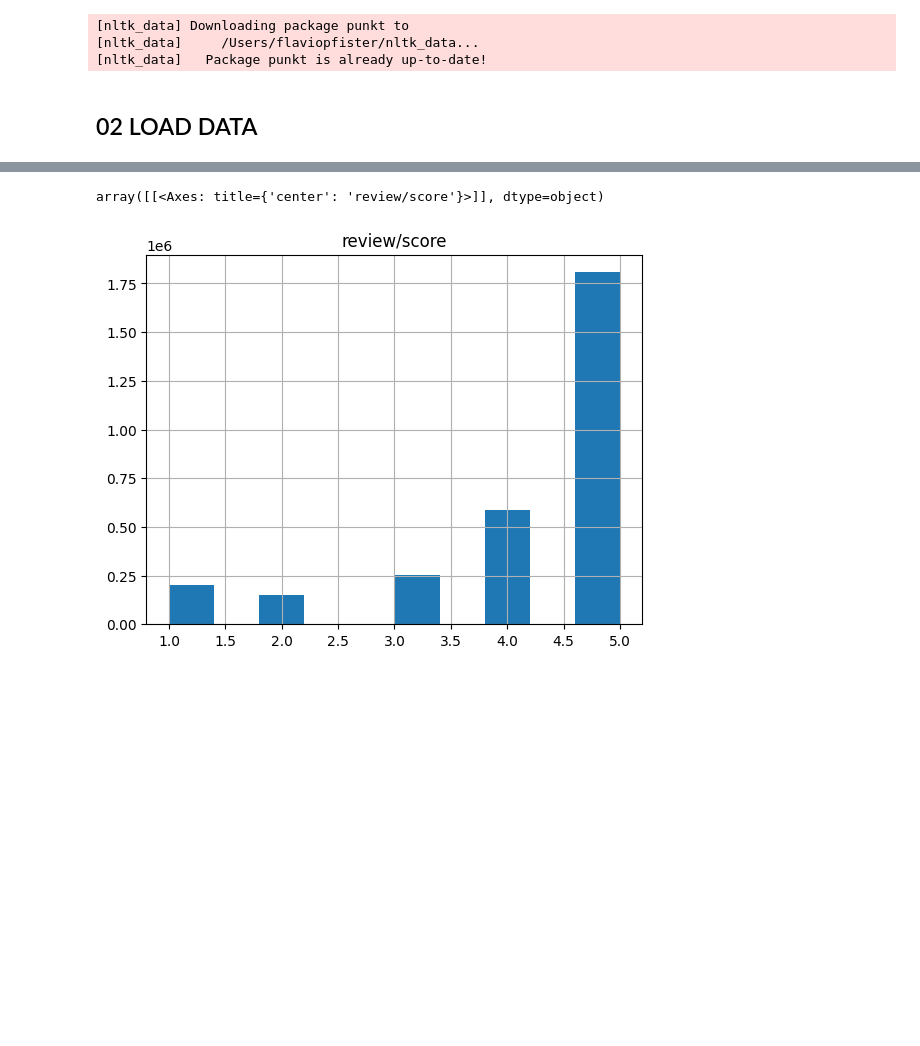
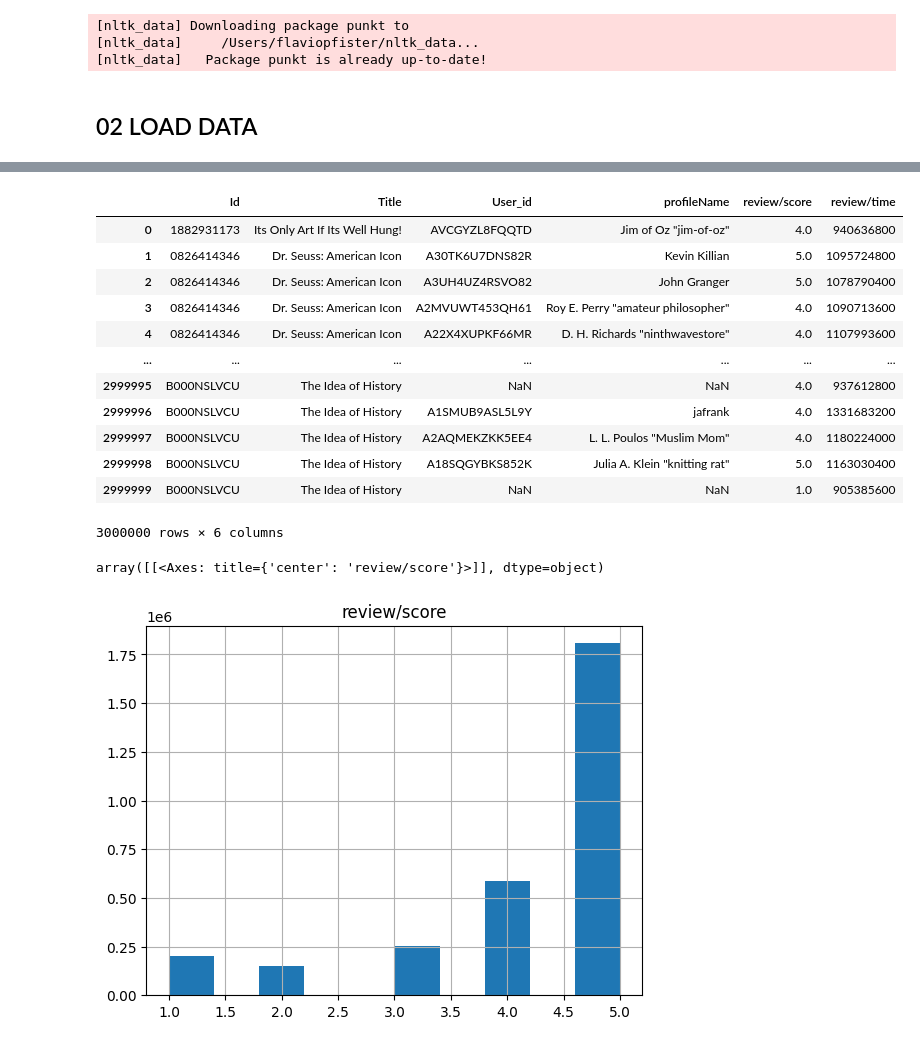
Before and after one commit to t0nychopp3r/recommenderSystem_cds121, a Jupyter notebook: Book_RS.ipynb, the cells around one changed output, grey strips where cells are left out. Saved outputs shown, nothing was run; the diff lists cells and outputs as text; code cells hidden in the pictures; blank space fills up the shorter version.

```diff
--- a/Book_RS.ipynb
+++ b/Book_RS.ipynb
@@ -47,3 +90,19 @@ Index(['Id', 'Title', 'Price', 'User_id', 'profileName', 'review/helpfulness',
+# %%
+rating_df
+# %% [output]
+|  | Id | Title | User_id | profileName | review/score | review/time |
+| 0 | 1882931173 | Its Only Art If Its Well Hung! | AVCGYZL8FQQTD | Jim of Oz "jim-of-oz" | 4.0 | 940636800 |
+| 1 | 0826414346 | Dr. Seuss: American Icon | A30TK6U7DNS82R | Kevin Killian | 5.0 | 1095724800 |
+| 2 | 0826414346 | Dr. Seuss: American Icon | A3UH4UZ4RSVO82 | John Granger | 5.0 | 1078790400 |
+| 3 | 0826414346 | Dr. Seuss: American Icon | A2MVUWT453QH61 | Roy E. Perry "amateur philosopher" | 4.0 | 1090713600 |
+| 4 | 0826414346 | Dr. Seuss: American Icon | A22X4XUPKF66MR | D. H. Richards "ninthwavestore" | 4.0 | 1107993600 |
+| ... | ... | ... | ... | ... | ... | ... |
+| 2999995 | B000NSLVCU | The Idea of History | NaN | NaN | 4.0 | 937612800 |
+| 2999996 | B000NSLVCU | The Idea of History | A1SMUB9ASL5L9Y | jafrank | 4.0 | 1331683200 |
+| 2999997 | B000NSLVCU | The Idea of History | A2AQMEKZKK5EE4 | L. L. Poulos "Muslim Mom" | 4.0 | 1180224000 |
+| 2999998 | B000NSLVCU | The Idea of History | A18SQGYBKS852K | Julia A. Klein "knitting rat" | 5.0 | 1163030400 |
+| 2999999 | B000NSLVCU | The Idea of History | NaN | NaN | 1.0 | 905385600 |
+3000000 rows × 6 columns
 # %%
 rating_df.hist('review/score')
 # %% [output]
```
Also changed, not shown: parts of 14 cells of this notebook.
